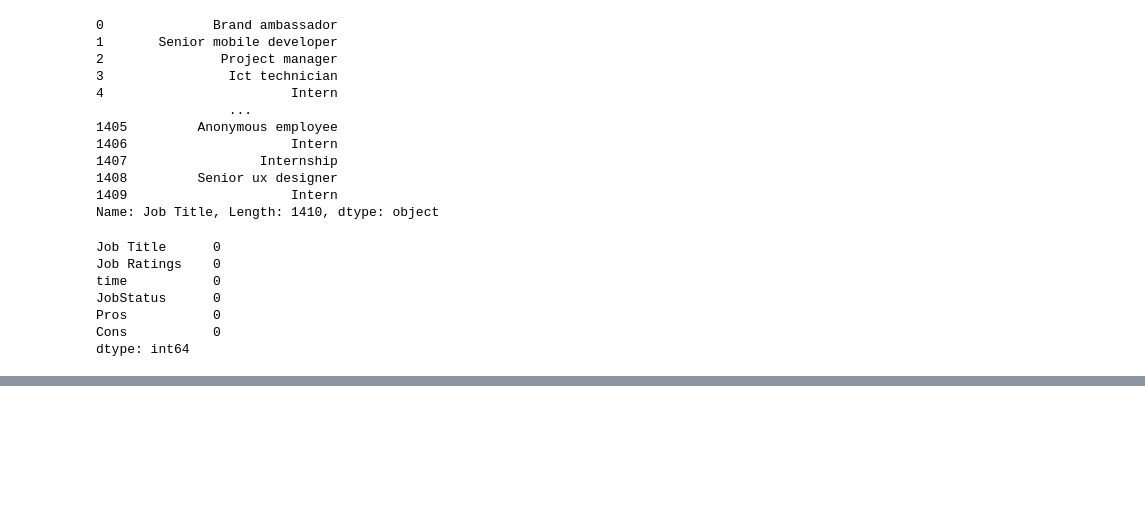
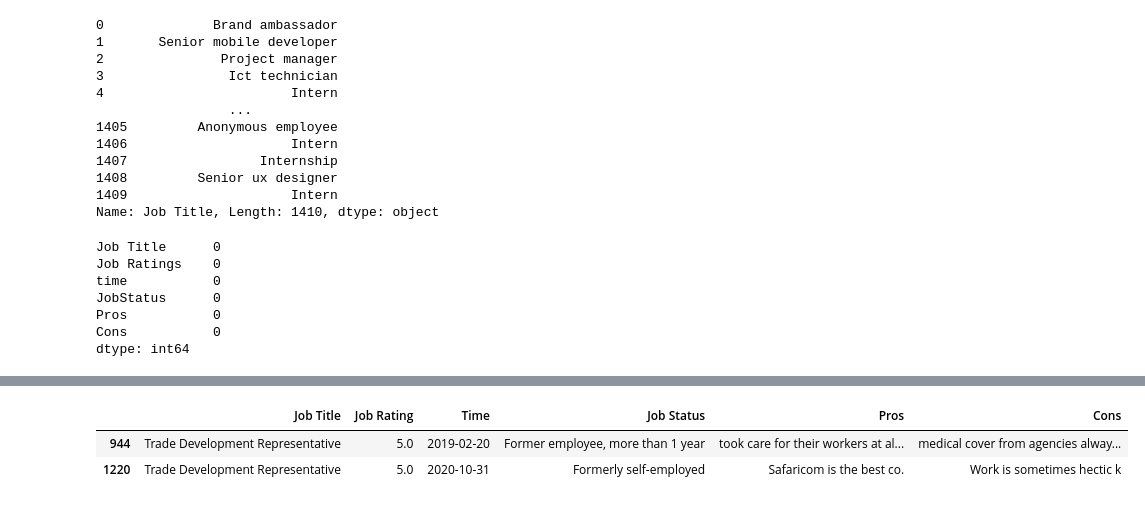
Before and after one commit to Brian342/JupyterAI, a Jupyter notebook: Review cleaning/SafaricomReviews.ipynb, the cells around one changed output, grey strips where cells are left out. Drawn from its saved outputs; the diff is of its cells as text; code cells hidden in the pictures; blank space fills up the shorter version.

```diff
--- a/Review cleaning/SafaricomReviews.ipynb
+++ b/Review cleaning/SafaricomReviews.ipynb
@@ -157,7 +157,7 @@ Cons           0
 dtype: int64
 # %%
 # dropping dublicate values
-data.dropna(inplace=True)
+SafRev.dropna(inplace=True)
 # %%
 # changing the datatype of the time column
-pd.to_datetime("")
+SafRev['time'] = pd.to_datetime(SafRev['time'], format='%b %d, %Y')
@@ -165,0 +164,4 @@ DateParseError: Unknown datetime string format, unable to parse: data, at positi
+# %%
+# Rename the headers
+SafRev.rename(columns={"Job Title":"Job Title", "Job Ratings":"Job Rating", "time":"Time", "JobStatus":"Job Status",
+                      "Pros":"Pros","Cons":"Cons"},inplace=True)
@@ -165,0 +188,10 @@ DateParseError: Unknown datetime string format, unable to parse: data, at positi
+# %%
+# rename detail
+SafRev["Job Title"].replace({"Software qa engineer":"Software Engineer"}, inplace=True)
+# %%
+# locating value on the dataset
+SafRev[SafRev["Job Title"]=="Software qa engineer"]
+# %% [output]
+|  | Job Title | Job Rating | Time | Job Status | Pros | Cons |
+| 944 | Trade Development Representative | 5.0 | 2019-02-20 | Former employee, more than 1 year | took care for their workers at al... | medical cover from agencies alway... |
+| 1220 | Trade Development Representative | 5.0 | 2020-10-31 | Formerly self-employed | Safaricom is the best co. | Work is sometimes hectic k |
```
Also changed, not shown: parts of 9 cells of this notebook.
